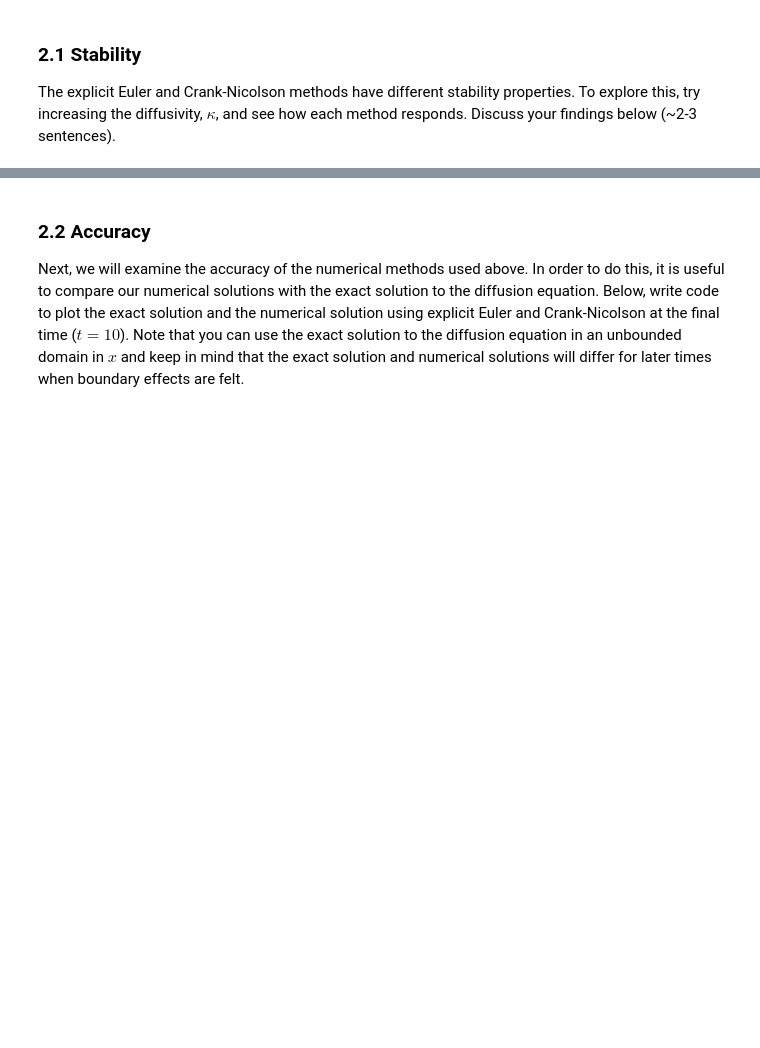
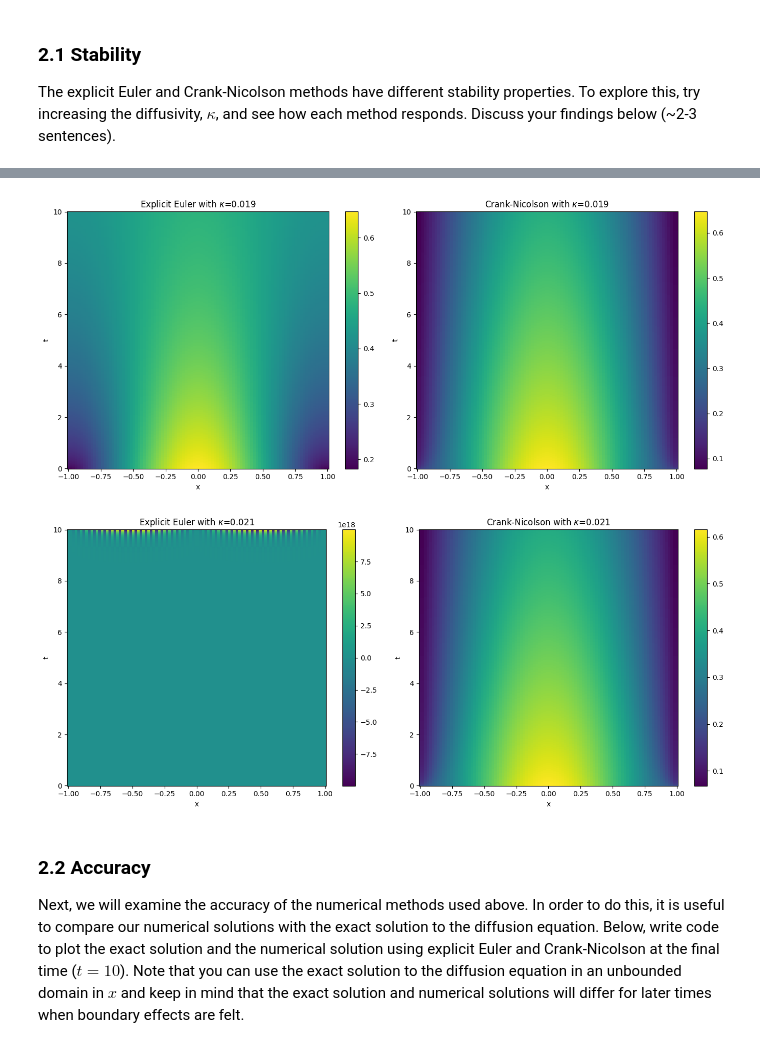
Before and after one commit to hesoane123-dev/QCES, a Jupyter notebook: Project1_numerical_methods.ipynb, the cells around one changed output, grey strips where cells are left out. Saved outputs shown, nothing was run; the diff lists cells and outputs as text; code cells hidden in the pictures; blank space fills up the shorter version.

```diff
--- a/Project1_numerical_methods.ipynb
+++ b/Project1_numerical_methods.ipynb
@@ -189,7 +195,7 @@ Similarly, the function below timesteps the diffusion equation with the Crank-Ni
 def CN(x, t, kappa):
 # This function timesteps the diffusion equation with homogeneous Neumann boundary conditions
 # using the explicit Euler and second order finite difference methods
-    start_time = time.time()  # Start a timer
+    #start_time = time.time()  # Start a timer
 
     # Infer the timestep from the time array
     dt = t[1] - t[0]
@@ -214,11 +220,15 @@ def CN(x, t, kappa):
         c[0, k] = c[1, k]
         c[-1, k] = c[-2, k]
 
-    end_time = time.time()  # Print the elapsed time
+    #end_time = time.time()  # Print the elapsed time
 
-    print(f"Crank-Nicolson method took {end_time - start_time:.2f} seconds")
+    #print(f"Crank-Nicolson method took {end_time - start_time:.2f} seconds")
 
     return c
+
+def CN_time(x, t, kappa):
+   time_taken = timeit(lambda: CN(x, t, kappa), number=100)
+   return CN(x, t, kappa), time_taken
 # %% [markdown]
 Next, create a function to set the initial conditions. The exact solution to the unbounded diffusion equation with a delta function initial condition is:
 
@@ -308,3 +322,54 @@ also look at varying dx and dt and perhaps save some of the plots.
+# %%
+# Plot the results with various kappa
+
+
+kappa = 0.019
+c_EE = EE(x, t, kappa) # explicit Euler
+c_CN = CN(x, t, kappa) # Crank-Nicolson
+plt.figure(figsize=(14, 6))
+
+plt.subplot(1, 2, 1)
+plt.pcolormesh(x, t, c_EE.T, shading='auto')
+plt.colorbar()
+plt.xlabel('x')
+plt.ylabel('t')
+plt.title(f"Explicit Euler with $\kappa$={kappa}")
+
+plt.subplot(1, 2, 2)
+plt.pcolormesh(x, t, c_CN.T, shading='auto')
+plt.colorbar()
+plt.xlabel('x')
+plt.ylabel('t')
+plt.title(f"Crank-Nicolson with $\kappa$={kappa}")
+
+plt.tight_layout()
+plt.show()
+
+
+kappa = 0.021
+c_EE = EE(x, t, kappa) # explicit Euler
+c_CN = CN(x, t, kappa) # Crank-Nicolson
+plt.figure(figsize=(14, 6))
+
+plt.subplot(1, 2, 1)
+plt.pcolormesh(x, t, c_EE.T, shading='auto')
+plt.colorbar()
+plt.xlabel('x')
+plt.ylabel('t')
+plt.title(f"Explicit Euler with $\kappa$={kappa}")
+
+plt.subplot(1, 2, 2)
+plt.pcolormesh(x, t, c_CN.T, shading='auto')
+plt.colorbar()
+plt.xlabel('x')
+plt.ylabel('t')
+plt.title(f"Crank-Nicolson with $\kappa$={kappa}")
+
+plt.tight_layout()
+plt.show()
+# %% [output]
+[figure, added]
+[figure, added]
 # %% [markdown]
 ### 2.2 Accuracy
 <a id='section2pt2'></a>
```
Also changed, not shown: parts of 21 cells of this notebook, 1 other file.
